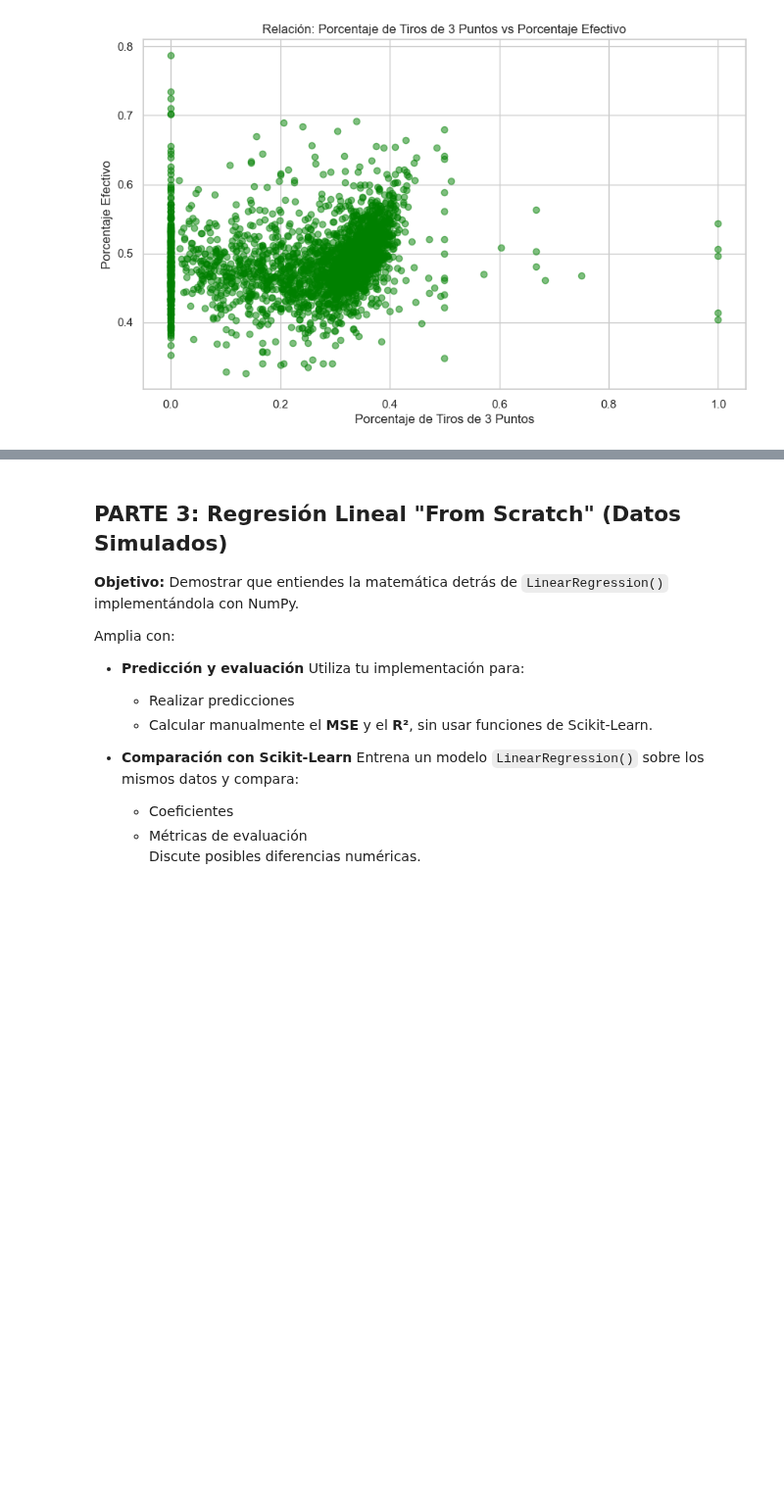
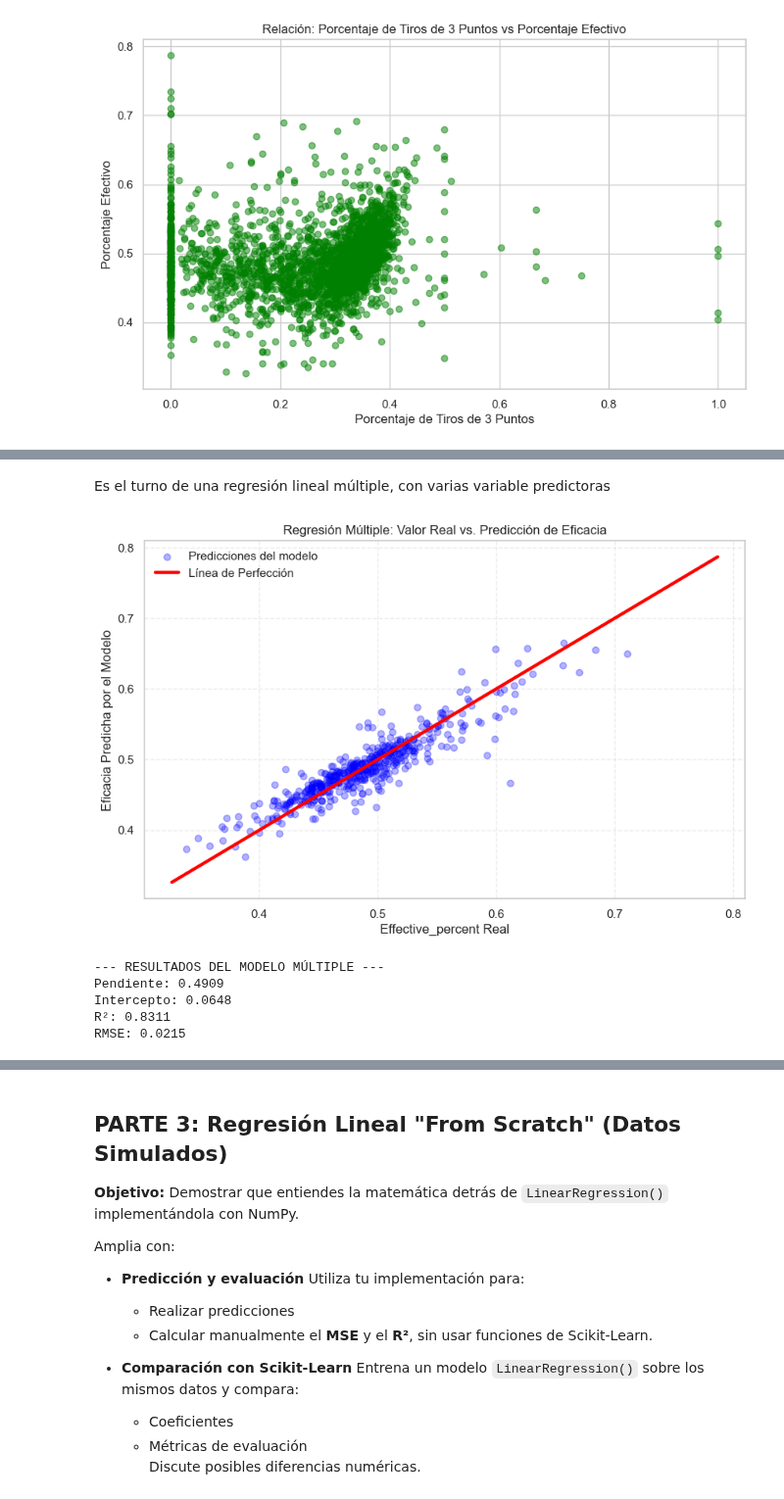
Before and after one commit to jacc1087/Estadistica, a Jupyter notebook: PracticaEstadistica__Contreras_Caño_Jose_Angel.ipynb, the cells around one changed output, grey strips where cells are left out. Shown at 98% size. Cells and saved outputs as stored; diff of their text form; code cells hidden in the pictures; blank space fills up the shorter version.

```diff
--- a/PracticaEstadistica__Contreras_Caño_Jose_Angel.ipynb
+++ b/PracticaEstadistica__Contreras_Caño_Jose_Angel.ipynb
@@ -842,0 +790,49 @@ R² = 0.6928 (69.3%): El modelo explica el 69% de la variabilidad en la probabil
+# %% [markdown]
+Es el turno de una regresión lineal múltiple, con varias variable predictoras
+# %%
+# 1. Preparación de datos (Múltiple)
+columnas_x = ['2p_percent', '3p_percent', 'ft_percent']
+target = 'effective_percent'
+
+# Eliminamos nulos en cualquiera de las columnas que vamos a usar
+df_limpio_mult = important_data.dropna(subset=columnas_x + [target])
+X = df_limpio_mult[columnas_x]
+y = df_limpio_mult[target]
+
+# 2. División y Entrenamiento (80/20)
+X_train, X_test, y_train, y_test = train_test_split(X, y, test_size=0.20, random_state=42)
+model_mult = LinearRegression()
+model_mult.fit(X_train, y_train)
+
+# 3. Predicción
+y_pred = model_mult.predict(X_test)
+
+# --- VISUALIZACIÓN: REAL VS PREDICCIÓN ---
+plt.figure(figsize=(10, 6))
+
+# En regresión múltiple, graficamos el valor real contra el predicho
+plt.scatter(y_test, y_pred, color='blue', alpha=0.3, label='Predicciones del modelo')
+
+# Una línea de 45 grados indica perfección (Predicción == Realidad)
+plt.plot([y.min(), y.max()], [y.min(), y.max()], color='red', lw=3, label='Línea de Perfección')
+
+plt.title('Regresión Múltiple: Valor Real vs. Predicción de Eficacia')
+plt.xlabel('Effective_percent Real')
+plt.ylabel('Eficacia Predicha por el Modelo')
+plt.legend()
+plt.grid(True, linestyle='--', alpha=0.4)
+plt.show()
+
+# --- RESULTADOS FINALES ---
+print(f"--- RESULTADOS DEL MODELO MÚLTIPLE ---")
+print(f"Pendiente: {model.coef_[0]:.4f}")
+print(f"Intercepto: {model_mult.intercept_:.4f}")
+print(f"R²: {r2_score(y_test, y_pred):.4f}")
+print(f"RMSE: {np.sqrt(mean_squared_error(y_test, y_pred)):.4f}")
+# %% [output]
+[figure, added]
+--- RESULTADOS DEL MODELO MÚLTIPLE ---
+Pendiente: 0.4909
+Intercepto: 0.0648
+R²: 0.8311
+RMSE: 0.0215
```
Also changed, not shown: parts of 17 cells of this notebook.
